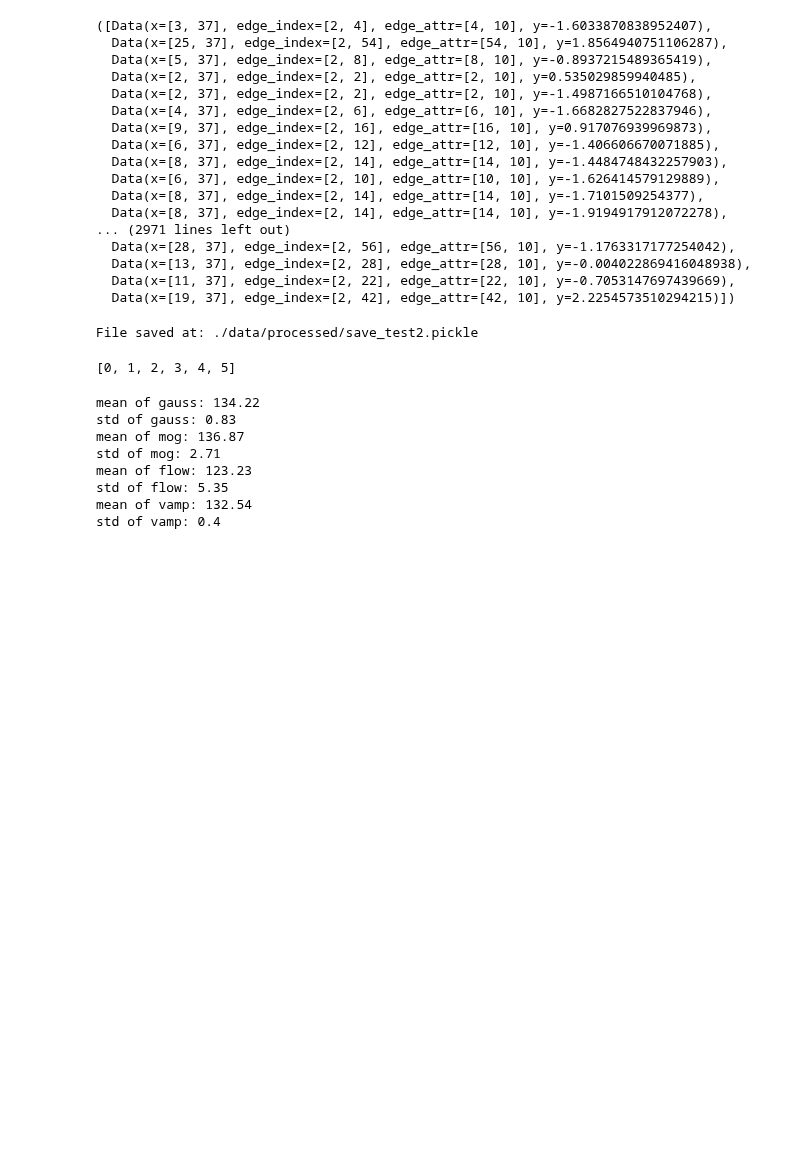
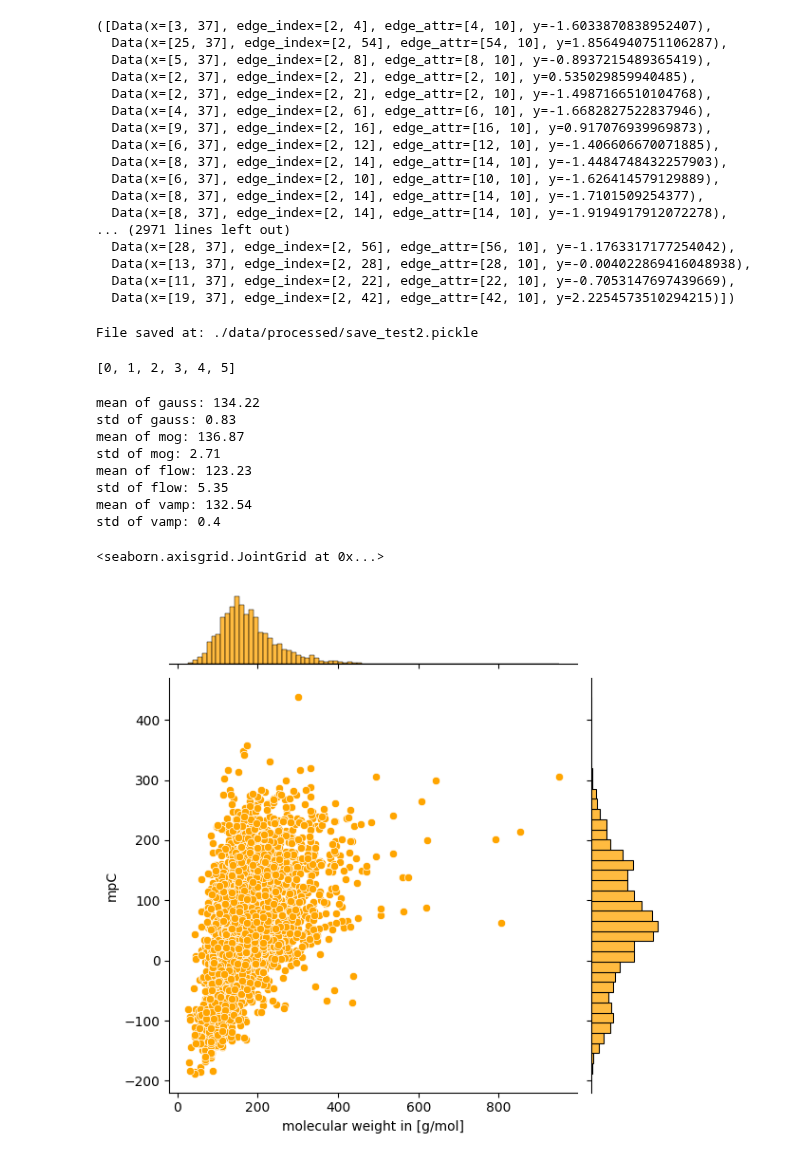
Before and after one commit to aerte/GraPE, a Jupyter notebook: notebooks/Pipeline.ipynb, the cells around one changed output. Cells and saved outputs as stored; diff of their text form; code cells hidden in the pictures; blank space fills up the shorter version.

```diff
--- a/notebooks/Pipeline.ipynb
+++ b/notebooks/Pipeline.ipynb
@@ -161,3 +161,11 @@ mean of flow: 123.23
 std of flow: 5.35
 mean of vamp: 132.54
 std of vamp: 0.4
+# %%
+from dglchem.data import BradleyDoublePlus
+
+dataset = BradleyDoublePlus(target_string='mpC', global_features=['min'], log=False)
+dataset.weight_vs_target_plot('mpC', save_fig=True)
+# %% [output]
+<seaborn.axisgrid.JointGrid at 0x...>
+[figure, added]
```
Also changed, not shown: 5 other files.
